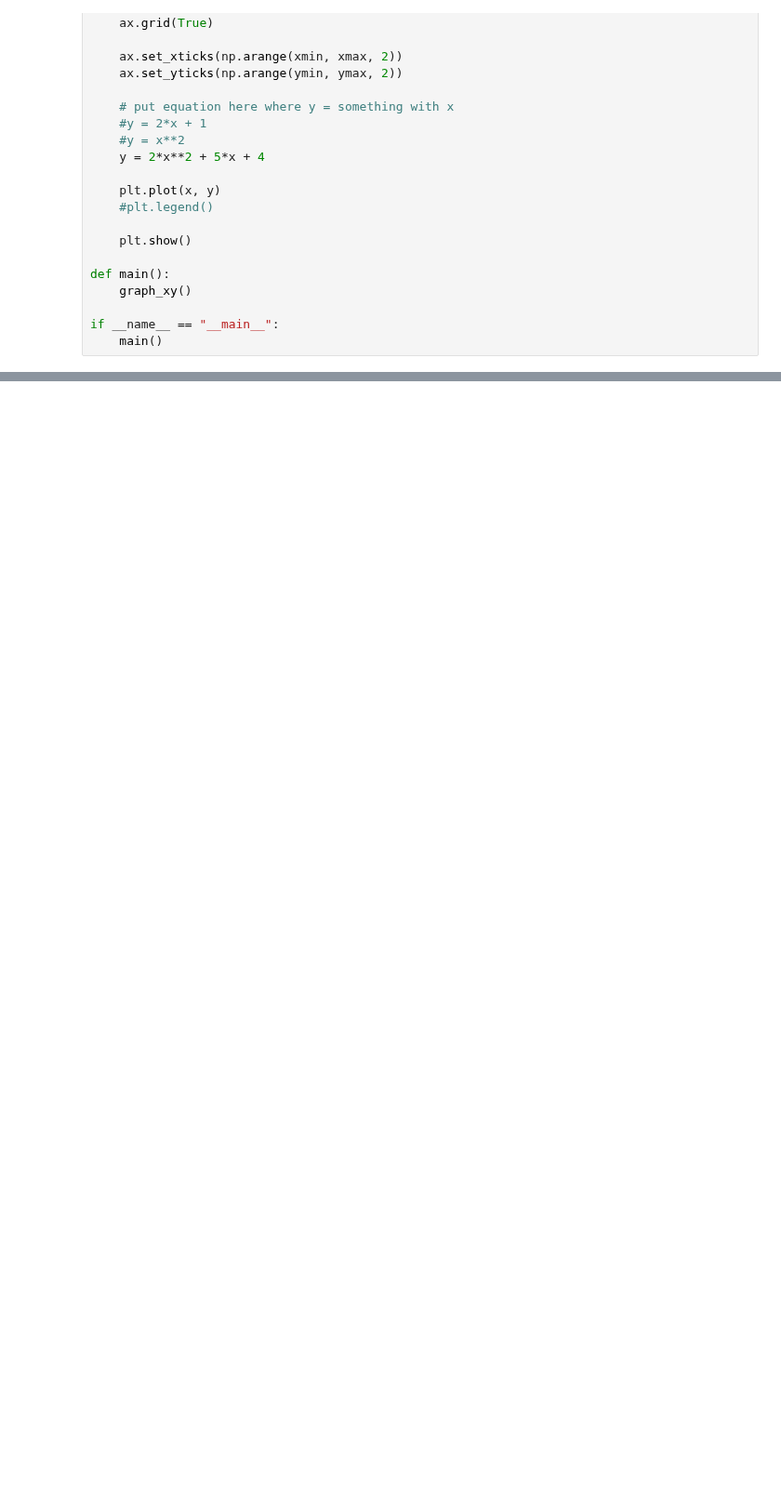
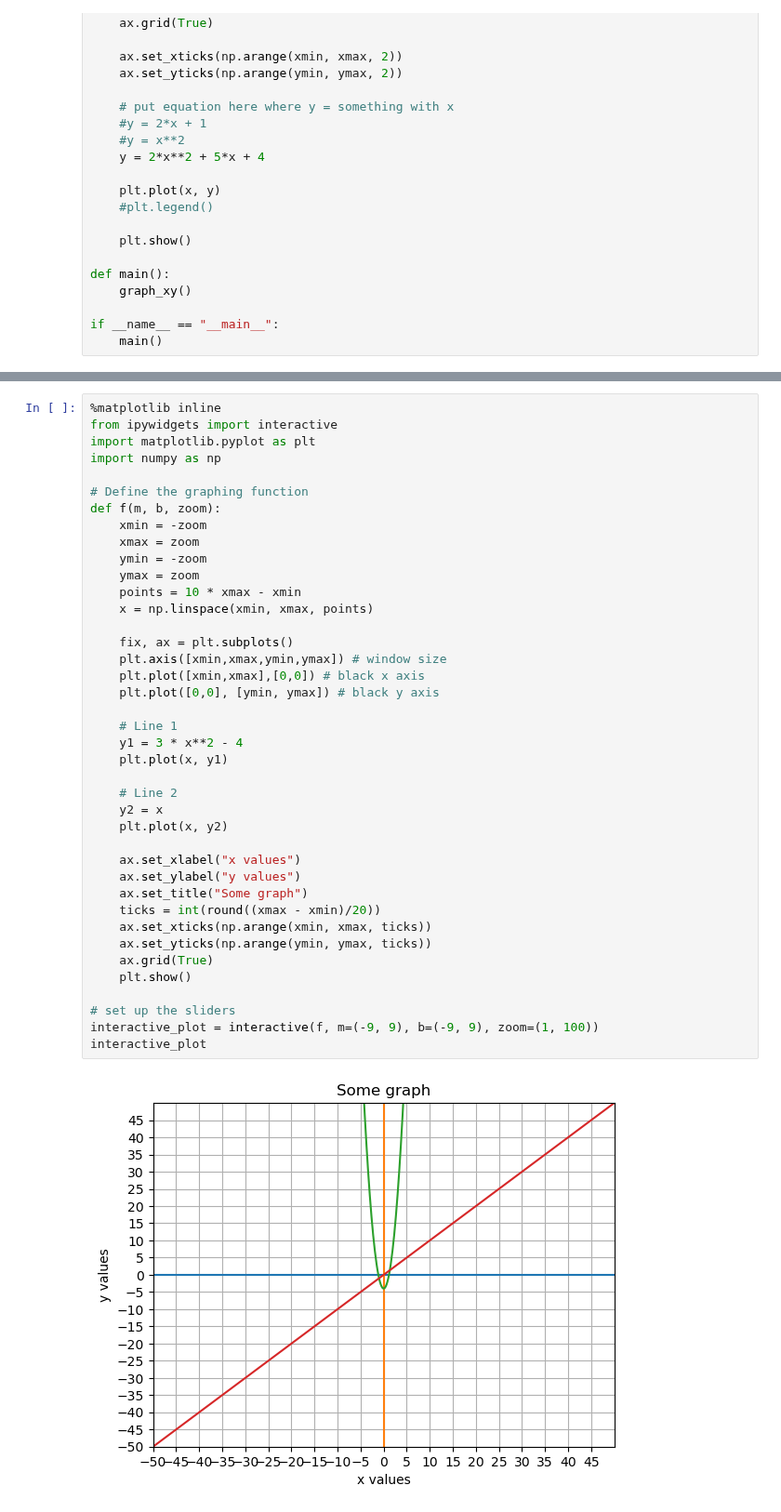
Before and after one commit to barbellfan/CollegeAlgebraJup, a Jupyter notebook: Calculator.ipynb, the cells around one changed output, grey strips where cells are left out. Shown at 93% size. Saved outputs shown, nothing was run; the diff lists cells and outputs as text; blank space fills up the shorter version.

```diff
--- a/Calculator.ipynb
+++ b/Calculator.ipynb
@@ -270,0 +316,42 @@ if __name__ == "__main__":
+# %%
+%matplotlib inline
+from ipywidgets import interactive
+import matplotlib.pyplot as plt
+import numpy as np
+
+# Define the graphing function
+def f(m, b, zoom):
+    xmin = -zoom
+    xmax = zoom
+    ymin = -zoom
+    ymax = zoom
+    points = 10 * xmax - xmin
+    x = np.linspace(xmin, xmax, points)
+
+    fix, ax = plt.subplots()
+    plt.axis([xmin,xmax,ymin,ymax]) # window size
+    plt.plot([xmin,xmax],[0,0]) # black x axis
+    plt.plot([0,0], [ymin, ymax]) # black y axis
+
+    # Line 1
+    y1 = 3 * x**2 - 4
+    plt.plot(x, y1)
+
+    # Line 2
+    y2 = x
+    plt.plot(x, y2)
+
+    ax.set_xlabel("x values")
+    ax.set_ylabel("y values")
+    ax.set_title("Some graph")
+    ticks = int(round((xmax - xmin)/20))
+    ax.set_xticks(np.arange(xmin, xmax, ticks))
+    ax.set_yticks(np.arange(ymin, ymax, ticks))
+    ax.grid(True)
+    plt.show()
+
+# set up the sliders
+interactive_plot = interactive(f, m=(-9, 9), b=(-9, 9), zoom=(1, 100))
+interactive_plot
+# %% [output]
+[figure, added]
```
Also changed, not shown: parts of 7 cells of this notebook, 1 other file.
